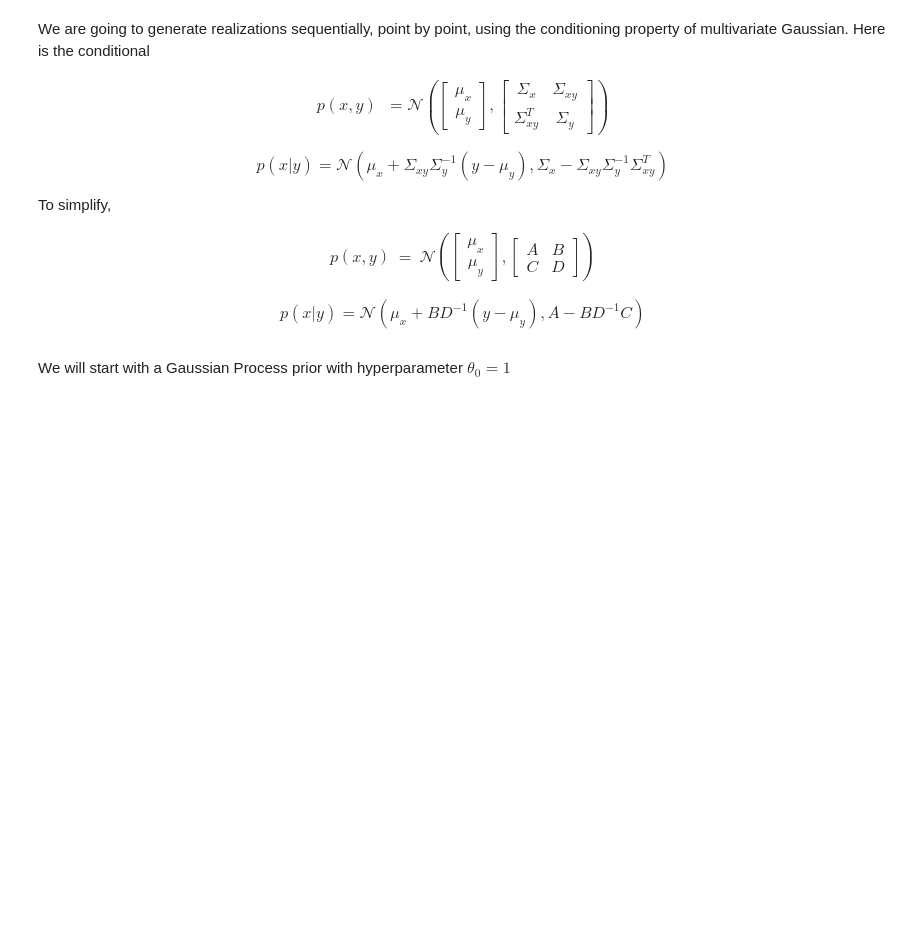
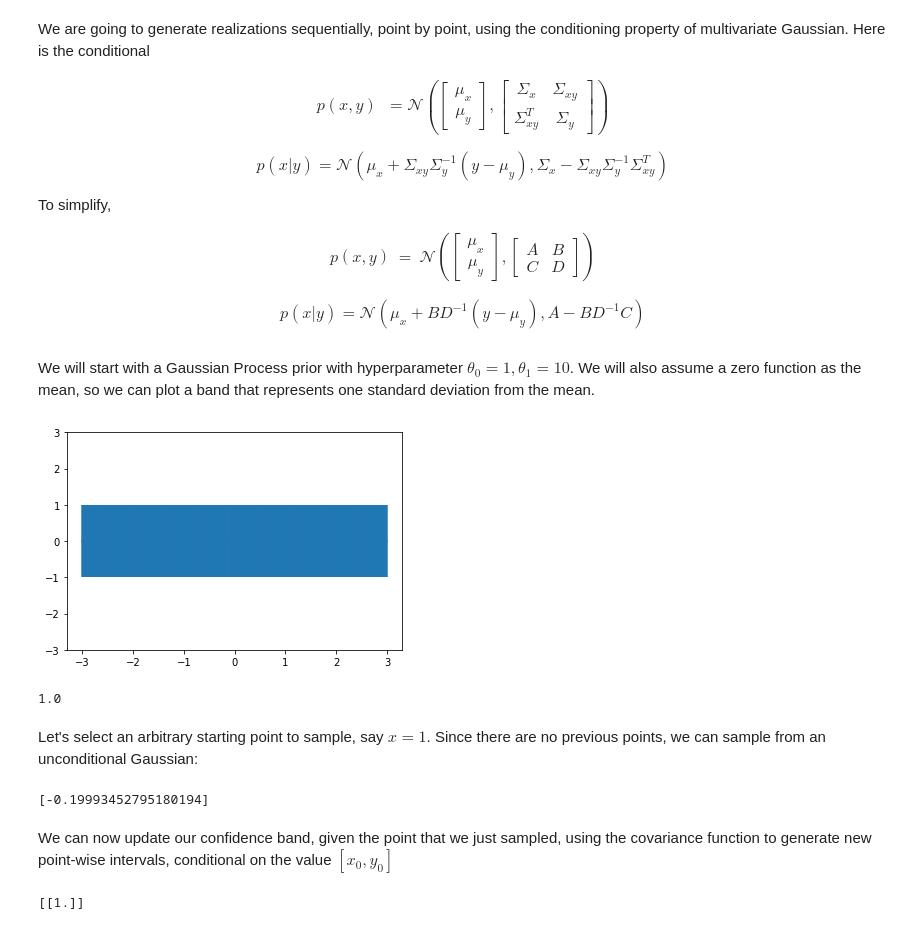
Before and after one commit to luisroque/Time-Series-Statistical-Models-Experiments, a Jupyter notebook: support_notebooks/study/Fitting Gaussian Process Models in Python.ipynb, the cells around one changed output. Cells and saved outputs as stored; diff of their text form; code cells hidden in the pictures; blank space fills up the shorter version.

Commit message:
cov function and group effects analysis

```diff
--- a/support_notebooks/study/Fitting Gaussian Process Models in Python.ipynb
+++ b/support_notebooks/study/Fitting Gaussian Process Models in Python.ipynb
@@ -100,4 +100,42 @@ def conditional(x_new, x, y, params):
 
     return (mu.squeeze(), sigma.squeeze())
 # %% [markdown]
-We will start with a Gaussian Process prior with hyperparameter $\theta_0=1$
+We will start with a Gaussian Process prior with hyperparameter $\theta_0=1, \theta_1=10$. We will also assume a zero function as the mean, so we can plot a band that represents one standard deviation from the mean.
+# %%
+import matplotlib.pyplot as plt
+
+θ = [1,10]
+σ_0 = exponential_cov(0,0,θ)
+xpts = np.arange(-3, 3, step=0.01)
+plt.errorbar(xpts, np.zeros(len(xpts)), yerr=σ_0, capsize=0)
+plt.ylim(-3, 3);
+# %% [output]
+[figure, added]
+# %%
+σ_0
+# %% [output]
+1.0
+# %% [markdown]
+Let's select an arbitrary starting point to sample, say $x=1$. Since there are no previous points, we can sample from an unconditional Gaussian:
+# %%
+x = [1.]
+y = [np.random.normal(scale=σ_0)]
+y
+# %% [output]
+[-0.19993452795180194]
+# %% [markdown]
+We can now update our confidence band, given the point that we just sampled, using the covariance function to generate new point-wise intervals, conditional on the value $[x_0, y_0]$
+# %%
+σ_1 = exponential_cov(x, x, θ)
+
+def predict(x, data, kernel, params, sigma, t):
+    k = [kernel(x, y, params) for y in data]
+    Sinv = np.linalg.inv(sigma)
+    y_pred = np.dot(k, Sinv).dot(t)
+    sigma_new = kernel(x, x, params) - np.dot(k, Sinv).dot(k)
+    return y_pred, sigma_new
+
+x_pred = np.linspace(-3,3,1000)
+predictions = [predict(i, x, exponential_cov, θ, σ_1, y) for i in x]
+# %% [output]
+[[1.]]
```
Also changed, not shown: parts of 2 cells of this notebook, 1 other file.
